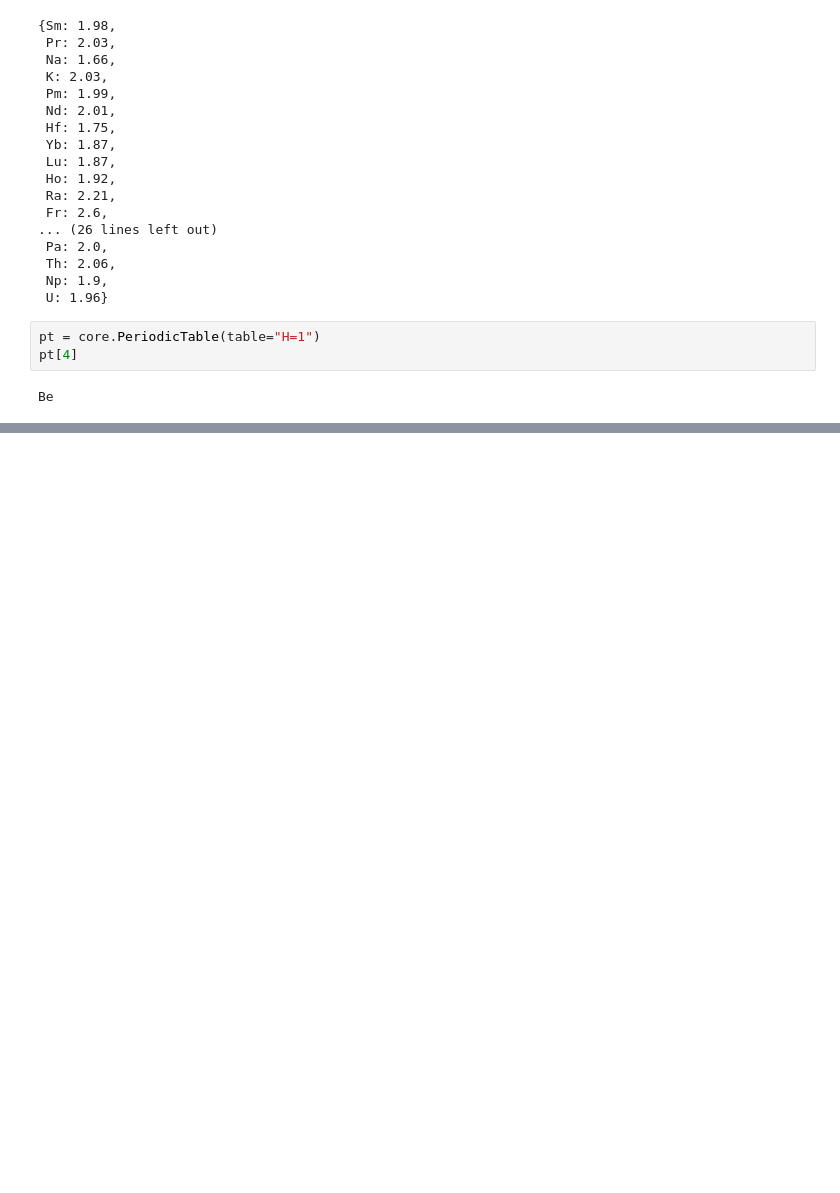
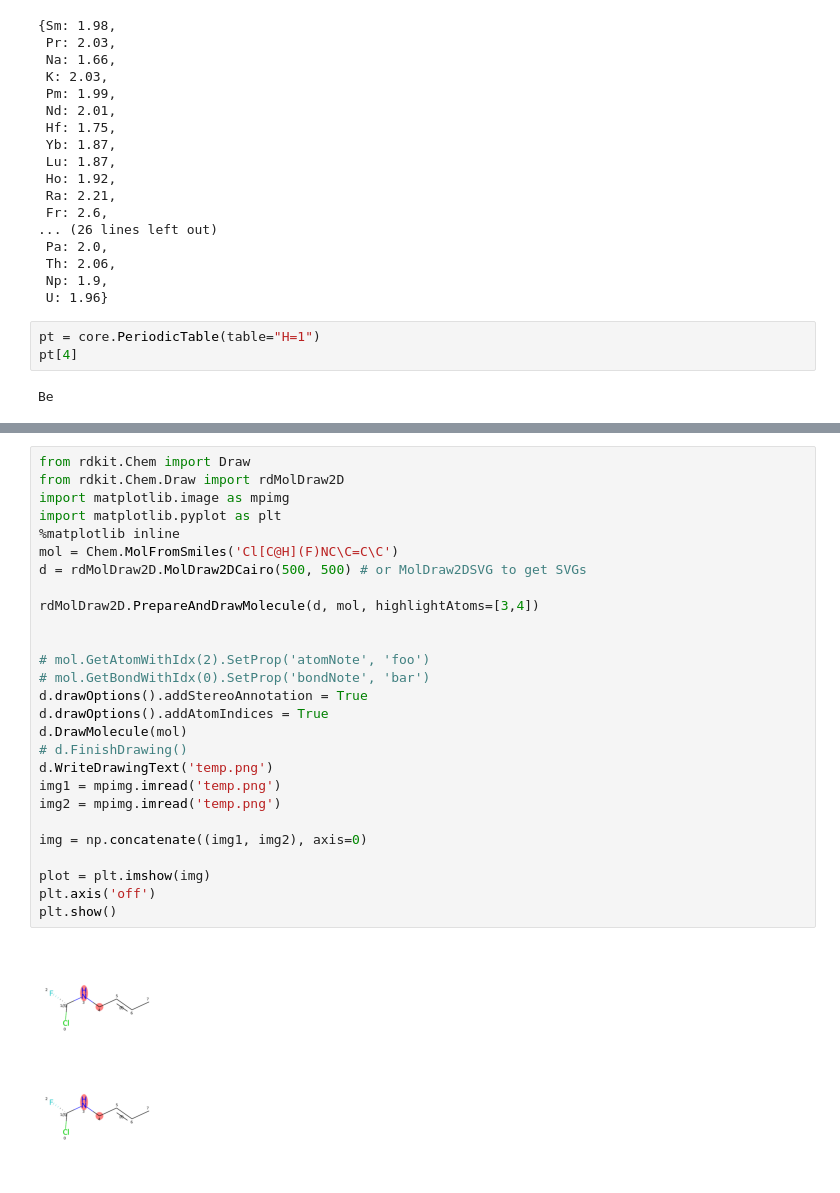
Before and after one commit to ntampellini/TSCoDe, a Jupyter notebook: Obsolete (backup purposes)/SMILES_graph_analyzer.ipynb, the cells around one changed output, grey strips where cells are left out. Cells and saved outputs as stored; diff of their text form; blank space fills up the shorter version.

```diff
--- a/Obsolete (backup purposes)/SMILES_graph_analyzer.ipynb
+++ b/Obsolete (backup purposes)/SMILES_graph_analyzer.ipynb
@@ -127,0 +182,29 @@ Be
+# %%
+from rdkit.Chem import Draw
+from rdkit.Chem.Draw import rdMolDraw2D
+import matplotlib.image as mpimg
+import matplotlib.pyplot as plt
+%matplotlib inline
+mol = Chem.MolFromSmiles('Cl[C@H](F)NC\C=C\C')
+d = rdMolDraw2D.MolDraw2DCairo(500, 500) # or MolDraw2DSVG to get SVGs
+
+rdMolDraw2D.PrepareAndDrawMolecule(d, mol, highlightAtoms=[3,4])
+
+
+# mol.GetAtomWithIdx(2).SetProp('atomNote', 'foo')
+# mol.GetBondWithIdx(0).SetProp('bondNote', 'bar')
+d.drawOptions().addStereoAnnotation = True
+d.drawOptions().addAtomIndices = True
+d.DrawMolecule(mol)
+# d.FinishDrawing()
+d.WriteDrawingText('temp.png')
+img1 = mpimg.imread('temp.png')
+img2 = mpimg.imread('temp.png')
+
+img = np.concatenate((img1, img2), axis=0)
+
+plot = plt.imshow(img)
+plt.axis('off')
+plt.show()
+# %% [output]
+[figure, added]
```
Also changed, not shown: parts of 5 cells of this notebook, 44 other files.
